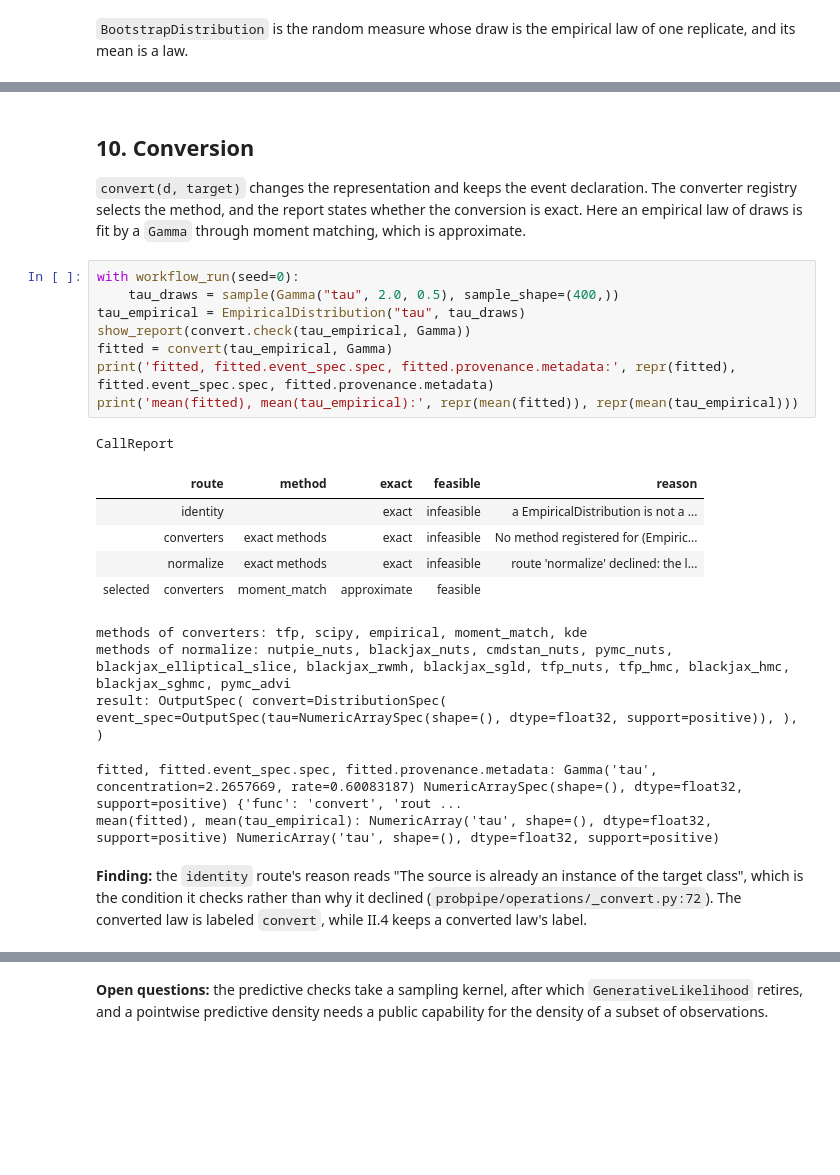
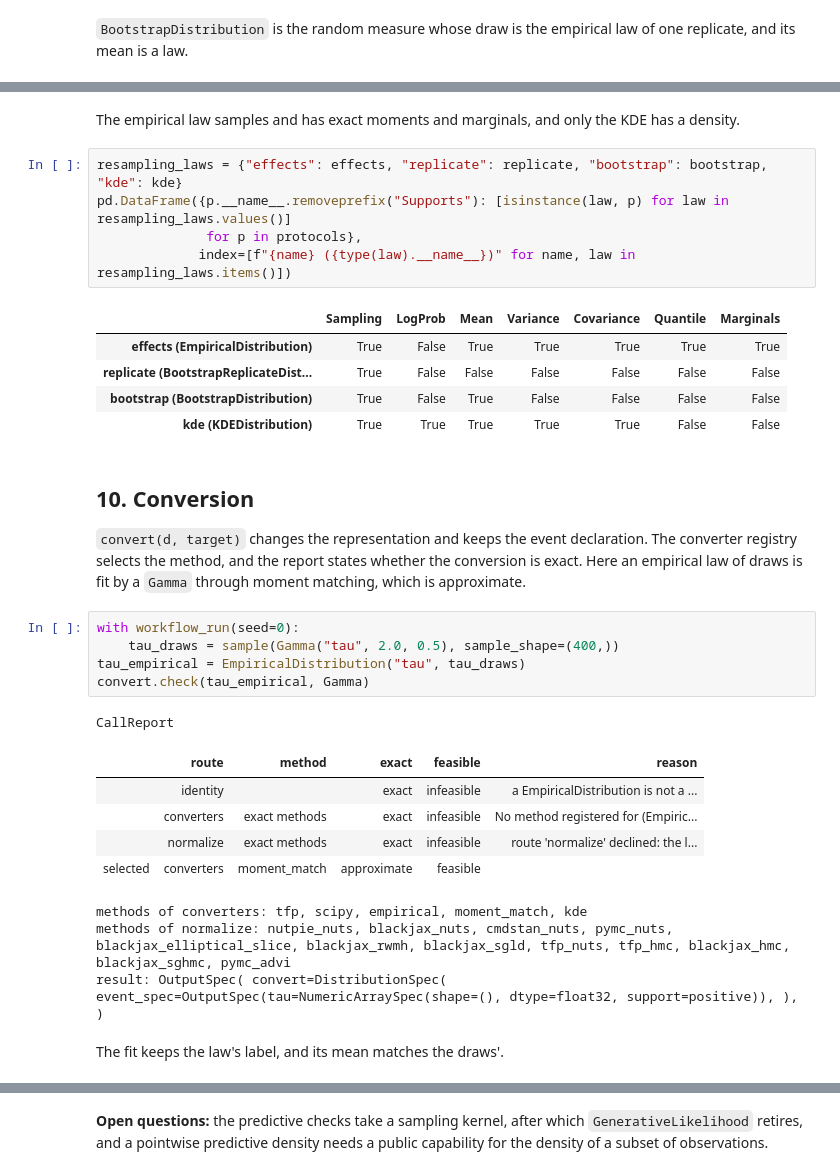
Before and after one commit to TARPS-group/prob-pipe, a Jupyter notebook: docs/tutorials/overhaul_tour.ipynb, the cells around one changed output, grey strips where cells are left out. Saved outputs shown, nothing was run; the diff lists cells and outputs as text; blank space fills up the shorter version.

```diff
--- a/docs/tutorials/overhaul_tour.ipynb
+++ b/docs/tutorials/overhaul_tour.ipynb
@@ -1664,3 +1680,16 @@ variance(kde), variance(KDEDistribution("effect", y_obs, bandwidth=...: NumericA
+# %% [markdown]
+The empirical law samples and has exact moments and marginals, and only the KDE has a density.
+# %%
+resampling_laws = {"effects": effects, "replicate": replicate, "bootstrap": bootstrap, "kde": kde}
+pd.DataFrame({p.__name__.removeprefix("Supports"): [isinstance(law, p) for law in resampling_laws.values()]
+              for p in protocols},
+             index=[f"{name} ({type(law).__name__})" for name, law in resampling_laws.items()])
+# %% [output]
+|  | Sampling | LogProb | Mean | Variance | Covariance | Quantile | Marginals |
+| effects (EmpiricalDistribution) | True | False | True | True | True | True | True |
+| replicate (BootstrapReplicateDist... | True | False | False | False | False | False | False |
+| bootstrap (BootstrapDistribution) | True | False | True | False | False | False | False |
+| kde (KDEDistribution) | True | True | True | True | True | False | False |
 # %% [markdown]
 ## 10. Conversion
 
@@ -1671,10 +1700,7 @@ Here an empirical law of draws is fit by a `Gamma` through moment matching, whic
 with workflow_run(seed=0):
     tau_draws = sample(Gamma("tau", 2.0, 0.5), sample_shape=(400,))
 tau_empirical = EmpiricalDistribution("tau", tau_draws)
-show_report(convert.check(tau_empirical, Gamma))
-fitted = convert(tau_empirical, Gamma)
-print('fitted, fitted.event_spec.spec, fitted.provenance.metadata:', repr(fitted), fitted.event_spec.spec, fitted.provenance.metadata)
-print('mean(fitted), mean(tau_empirical):', repr(mean(fitted)), repr(mean(tau_empirical)))
+convert.check(tau_empirical, Gamma)
 # %% [output]
 CallReport
 |  | route | method | exact | feasible | reason |
@@ -1685,8 +1711,5 @@ CallReport
 methods of converters: tfp, scipy, empirical, moment_match, kde
 methods of normalize: nutpie_nuts, blackjax_nuts, cmdstan_nuts, pymc_nuts, blackjax_elliptical_slice, blackjax_rwmh, blackjax_sgld, tfp_nuts, tfp_hmc, blackjax_hmc, blackjax_sghmc, pymc_advi
 result: OutputSpec( convert=DistributionSpec( event_spec=OutputSpec(tau=NumericArraySpec(shape=(), dtype=float32, support=positive)), ), )
-fitted, fitted.event_spec.spec, fitted.provenance.metadata: Gamma('tau', concentration=2.2657669, rate=0.60083187) NumericArraySpec(shape=(), dtype=float32, support=positive) {'func': 'convert', 'rout ...
-mean(fitted), mean(tau_empirical): NumericArray('tau', shape=(), dtype=float32, support=positive) NumericArray('tau', shape=(), dtype=float32, support=positive)
-# %% [markdown]
-**Finding:** the `identity` route's reason reads "The source is already an instance of the target class", which is the condition it checks rather than why it declined (`probpipe/operations/_convert.py:72`).
-The converted law is labeled `convert`, while II.4 keeps a converted law's label.
+# %% [markdown]
+The fit keeps the law's label, and its mean matches the draws'.
```
Also changed, not shown: parts of 81 cells of this notebook.
